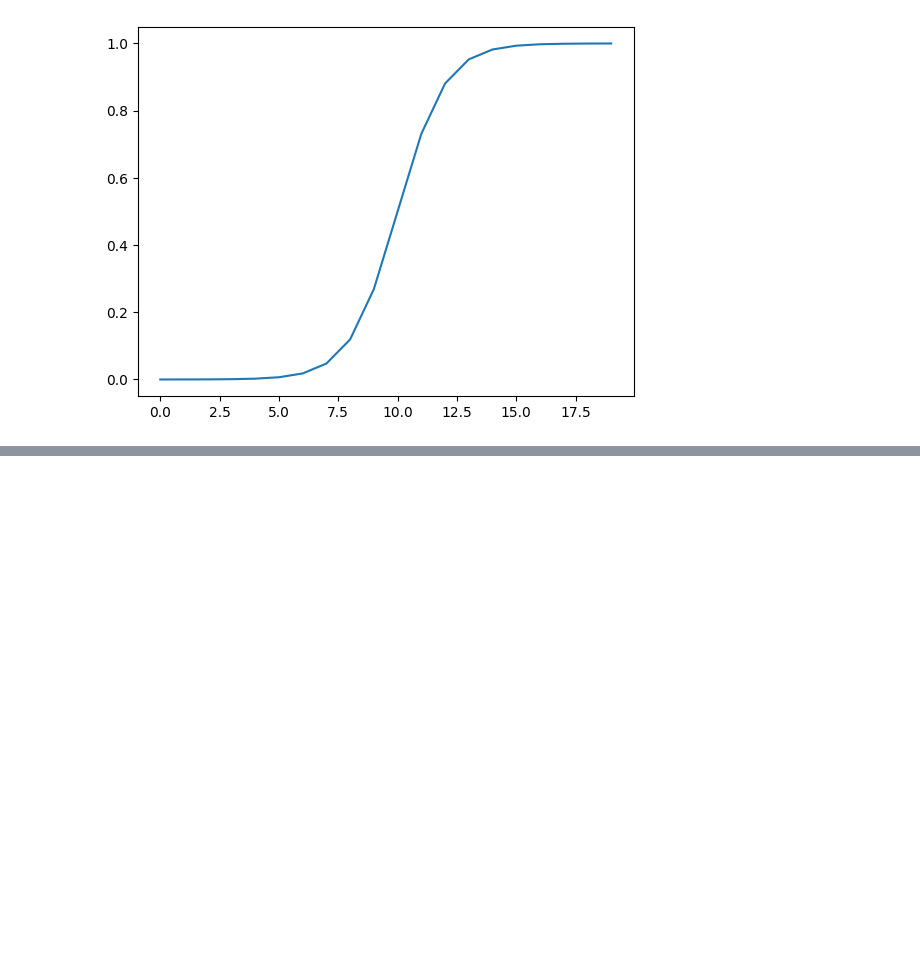
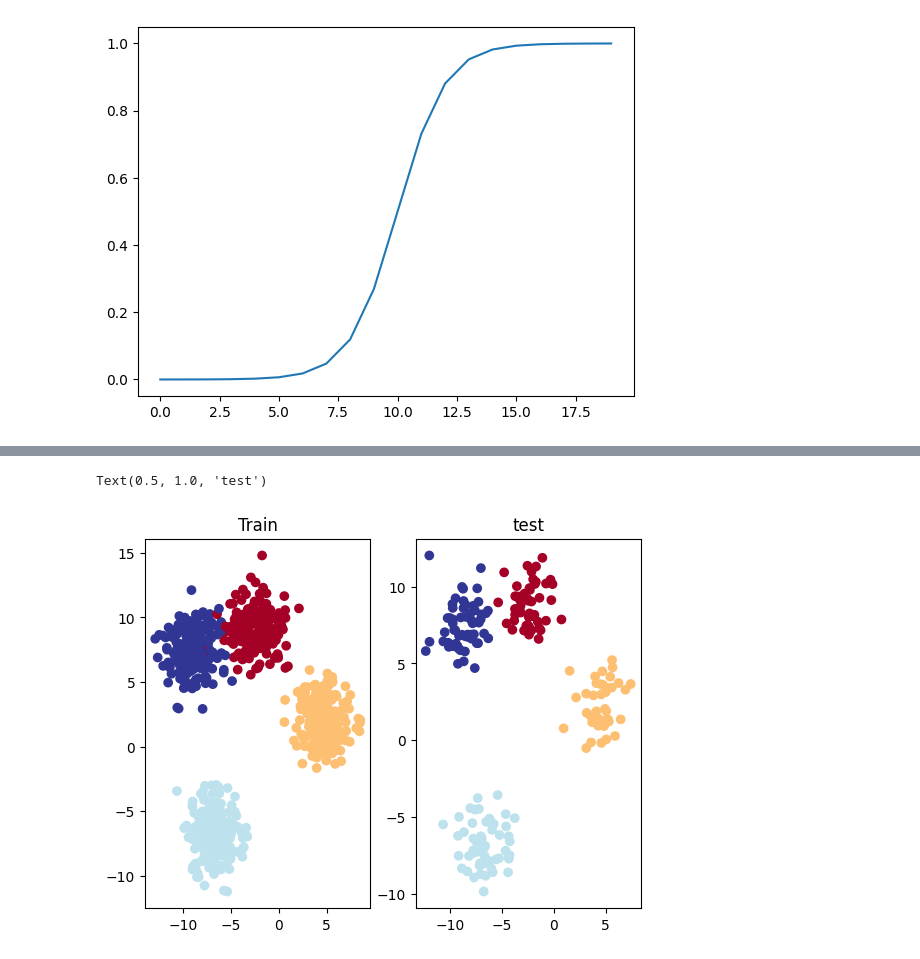
Before and after one commit to zahra-sharifzadeh/pytorch, a Jupyter notebook: 02_pytorch_classification.ipynb, the cells around one changed output, grey strips where cells are left out. Saved outputs shown, nothing was run; the diff lists cells and outputs as text; code cells hidden in the pictures; blank space fills up the shorter version.

```diff
--- a/02_pytorch_classification.ipynb
+++ b/02_pytorch_classification.ipynb
@@ -836,0 +881,10 @@ plt.plot(sigmoid(A))
+# %%
+plt.subplot(1, 2, 1)
+plt.scatter(X_train_blob[:,0], X_train_blob[:,1] , c=y_train_blob, cmap=plt.cm.RdYlBu)
+plt.title("Train")
+plt.subplot(1, 2, 2)
+plt.scatter(X_test_blob[:,0], X_test_blob[:,1] , c=y_test_blob, cmap=plt.cm.RdYlBu)
+plt.title("test")
+# %% [output]
+Text(0.5, 1.0, 'test')
+[figure, added]
```
Also changed, not shown: parts of 12 cells of this notebook.
